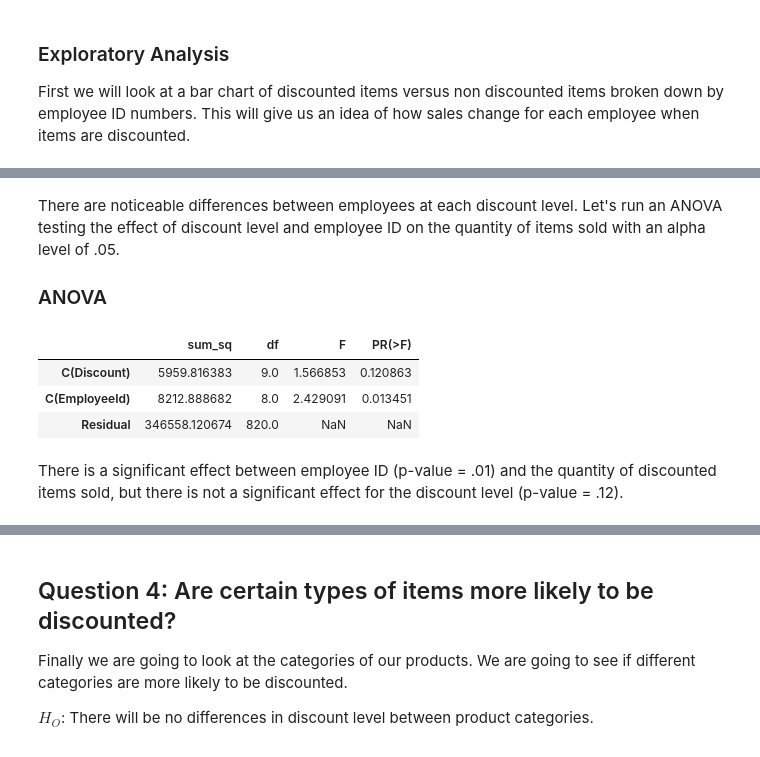
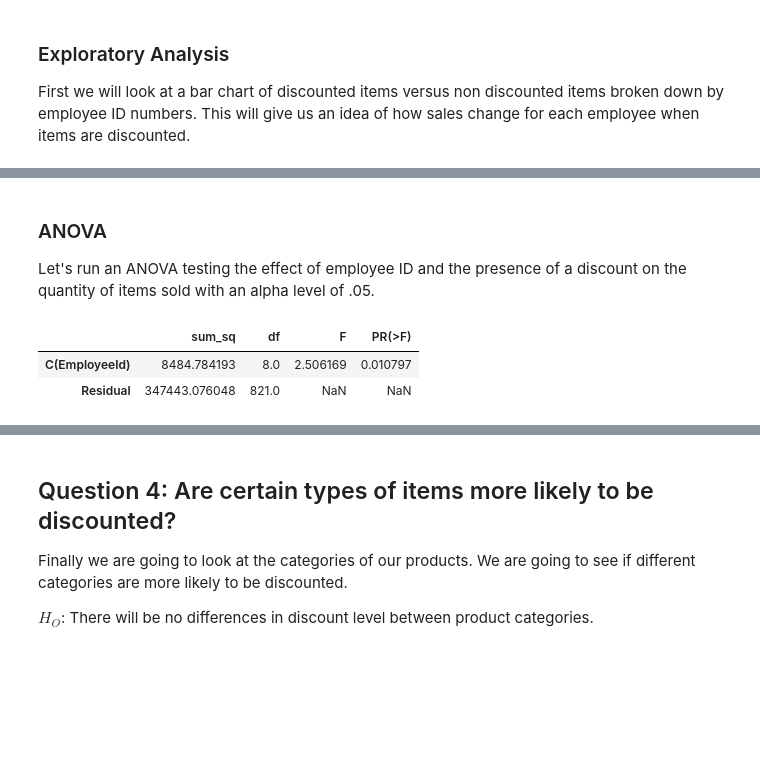
Before and after one commit to CGrannan/hypothesis-testing-with-the-Northwind-Database, a Jupyter notebook: Notebook.ipynb, the cells around one changed output, grey strips where cells are left out. Saved outputs shown, nothing was run; the diff lists cells and outputs as text; code cells hidden in the pictures; blank space fills up the shorter version.

```diff
--- a/Notebook.ipynb
+++ b/Notebook.ipynb
@@ -575,4 +617,6 @@ It looks like most employees have somewhat improved sales when items are discoun
 # %%
+for i in small_samples:
+    q3.drop(q3.loc[q3['Discount']==i].index, inplace=True)
 plt.figure(figsize=(10,8))
 bars = sns.barplot(x=q3.Discount, y= q3.Quantity, hue=q3.EmployeeId, ci=None)
 bars.legend(loc='center left', bbox_to_anchor=(1, 0.5), ncol=1)
@@ -586,17 +641,13 @@ bars.legend(title = 'Employee ID', loc='center left', bbox_to_anchor=(1, 0.5), n
 # %% [markdown]
-There are noticeable differences between employees at each discount level. Let's run an ANOVA testing the effect of discount level and employee ID on the quantity of items sold with an alpha level of .05.
+### ANOVA
 
-### ANOVA
+Let's run an ANOVA testing the effect of employee ID and the presence of a discount on the quantity of items sold with an alpha level of .05.
 # %%
-discounted = q3[q3.Discounted == 1]
-formula = 'Quantity ~ C(Discount) + C(EmployeeId)'
-lm = ols(formula, discounted).fit()
+formula = 'Quantity ~ C(EmployeeId)'
+lm = ols(formula, q3).fit()
 table = sm.stats.anova_lm(lm, typ=2)
 table
 # %% [output]
 |  | sum_sq | df | F | PR(>F) |
-| C(Discount) | 5959.816383 | 9.0 | 1.566853 | 0.120863 |
-| C(EmployeeId) | 8212.888682 | 8.0 | 2.429091 | 0.013451 |
-| Residual | 346558.120674 | 820.0 | NaN | NaN |
+| C(EmployeeId) | 8484.784193 | 8.0 | 2.506169 | 0.010797 |
+| Residual | 347443.076048 | 821.0 | NaN | NaN |
-# %% [markdown]
-There is a significant effect between employee ID (p-value = .01) and the quantity of discounted items sold, but there is not a significant effect for the discount level (p-value = .12).
```
Also changed, not shown: parts of 26 cells of this notebook, 1 other file.
